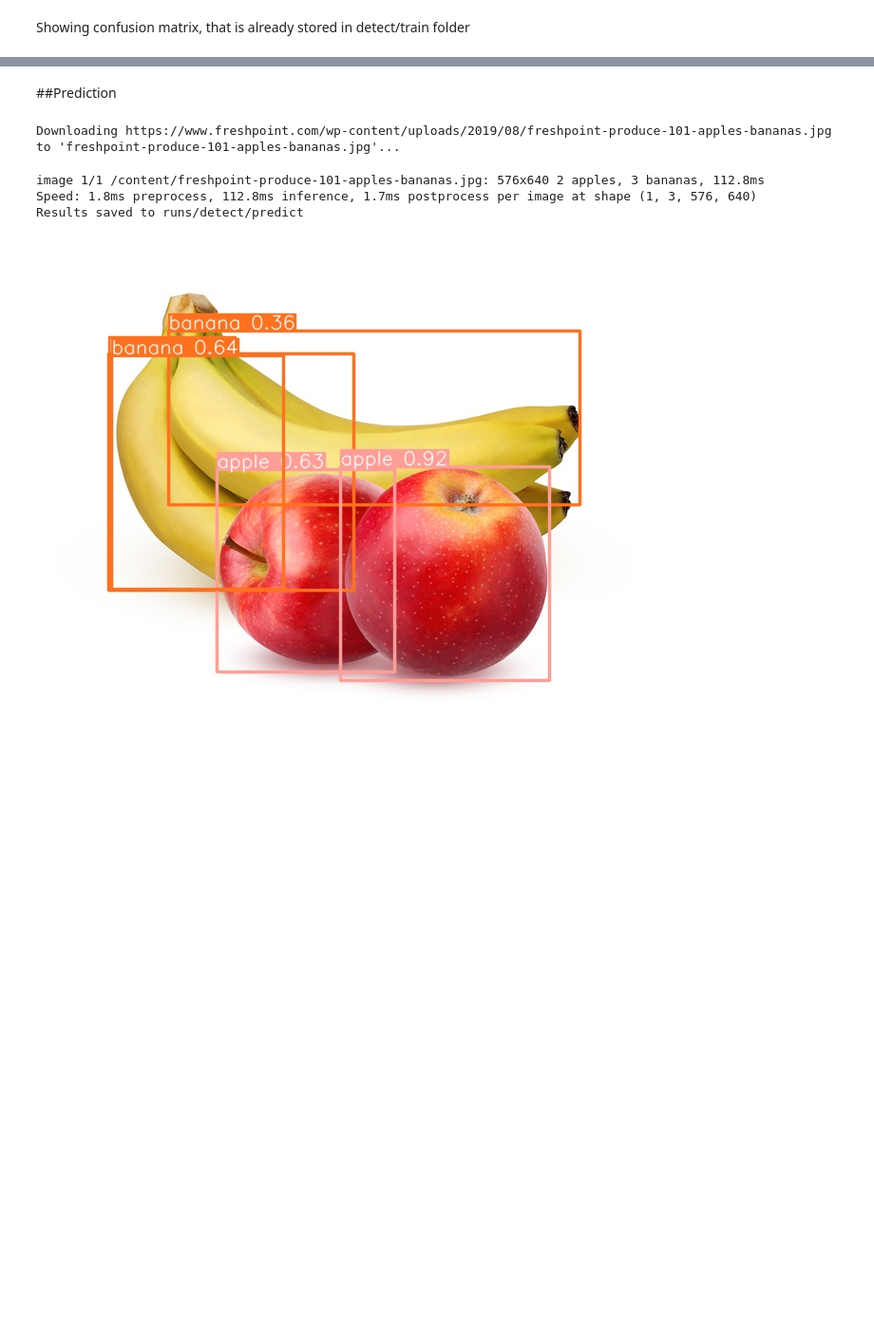
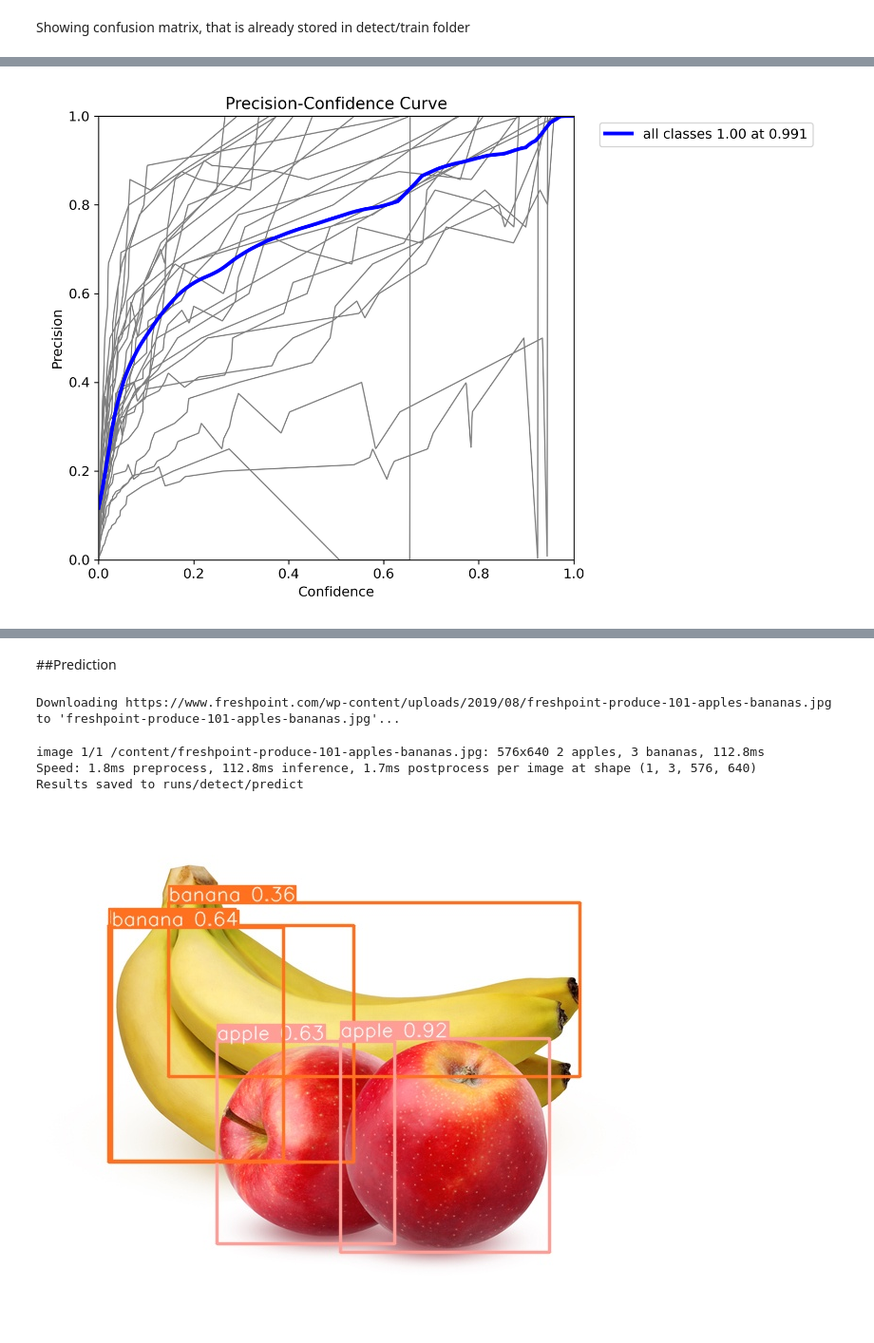
Before and after one commit to Choosterr/Computer-Vision-Project, a Jupyter notebook: ComputerVisionProject.ipynb, the cells around one changed output, grey strips where cells are left out. Shown at 95% size. Cells and saved outputs as stored; diff of their text form; code cells hidden in the pictures; blank space fills up the shorter version.

```diff
--- a/ComputerVisionProject.ipynb
+++ b/ComputerVisionProject.ipynb
@@ -667,0 +747,4 @@ Image.open('/content/runs/detect/train/confusion_matrix_normalized.png')
+# %%
+Image.open('/content/runs/detect/train22/P_curve.png')
+# %% [output]
+[figure, added]
```
Also changed, not shown: parts of 12 cells of this notebook.
